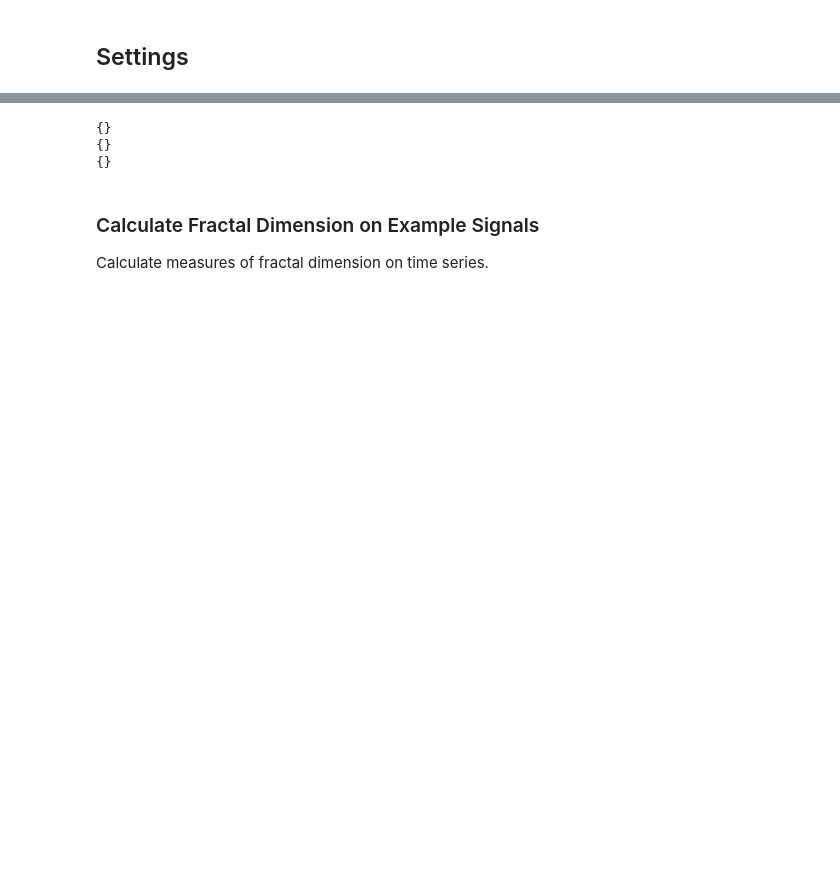
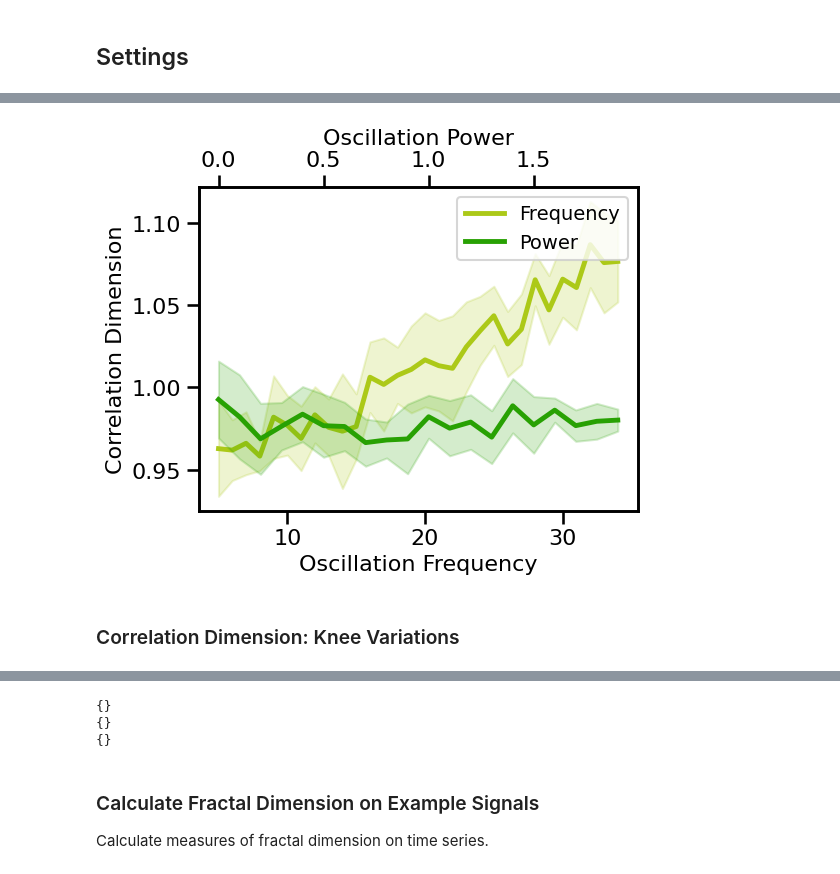
Before and after one commit to AperiodicMethods/AperiodicMethods, a Jupyter notebook: notebooks/23-FractalDimension.ipynb, the cells around one changed output, grey strips where cells are left out. Cells and saved outputs as stored; diff of their text form; code cells hidden in the pictures; blank space fills up the shorter version.

```diff
--- a/notebooks/23-FractalDimension.ipynb
+++ b/notebooks/23-FractalDimension.ipynb
@@ -43,0 +95,8 @@ SIMPATH = APMDB().sims_path / 'time_series'
+# %%
+# Plot correlation dimension estimates across periodic variations
+plot_pe_sims(cd_sims_freq, cd_sims_freq_var, cd_sims_pow, cd_sims_pow_var,
+             'Correlation Dimension', save_fig=SAVE_FIG, file_name='cd_pe' + EXT, file_path=FIGPATH)
+# %% [output]
+[figure, added]
+# %% [markdown]
+### Correlation Dimension: Knee Variations
```
Also changed, not shown: parts of 36 cells of this notebook.
